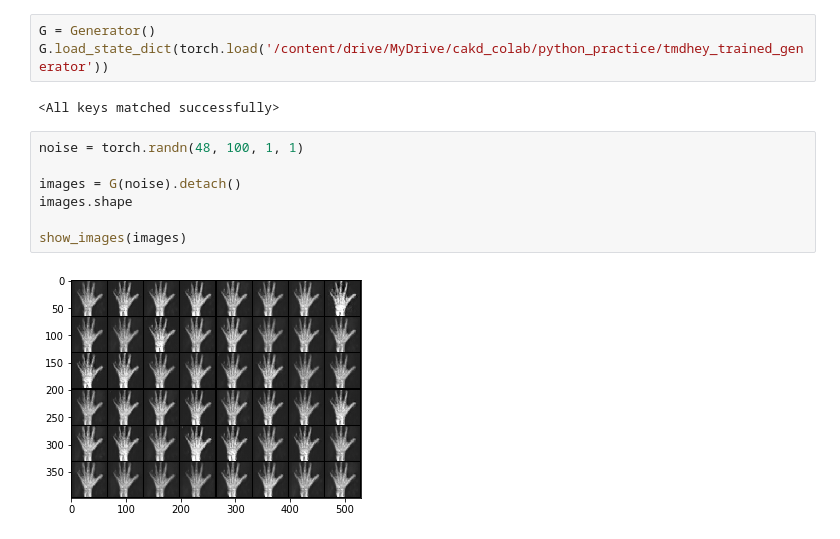
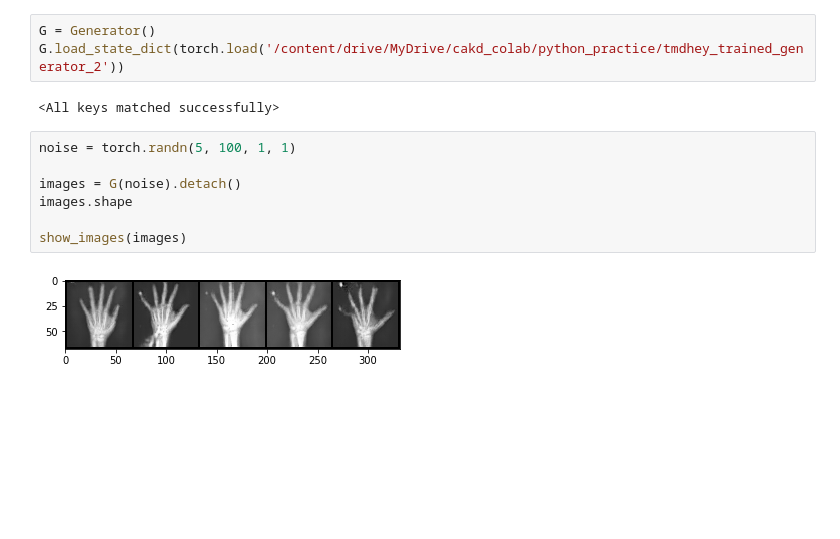
Before and after one commit to SeunghyeChae/tmdhey, a Jupyter notebook: GAN_xray.ipynb, the cells around one changed output. Cells and saved outputs as stored; diff of their text form; blank space fills up the shorter version.

```diff
--- a/GAN_xray.ipynb
+++ b/GAN_xray.ipynb
@@ -376,15 +373,15 @@ def show_images(images):
     plt.show()
 # %%
 G = Generator()
-G.load_state_dict(torch.load('/content/drive/MyDrive/cakd_colab/python_practice/tmdhey_trained_generator'))
+G.load_state_dict(torch.load('/content/drive/MyDrive/cakd_colab/python_practice/tmdhey_trained_generator_2'))
 # %% [output]
 <All keys matched successfully>
 # %%
-noise = torch.randn(48, 100, 1, 1)
+noise = torch.randn(5, 100, 1, 1)
 
 images = G(noise).detach()
 images.shape
 
 show_images(images)
 # %% [output]
-[figure, old version]
+[figure, new version]
```
Also changed, not shown: parts of 5 cells of this notebook.
